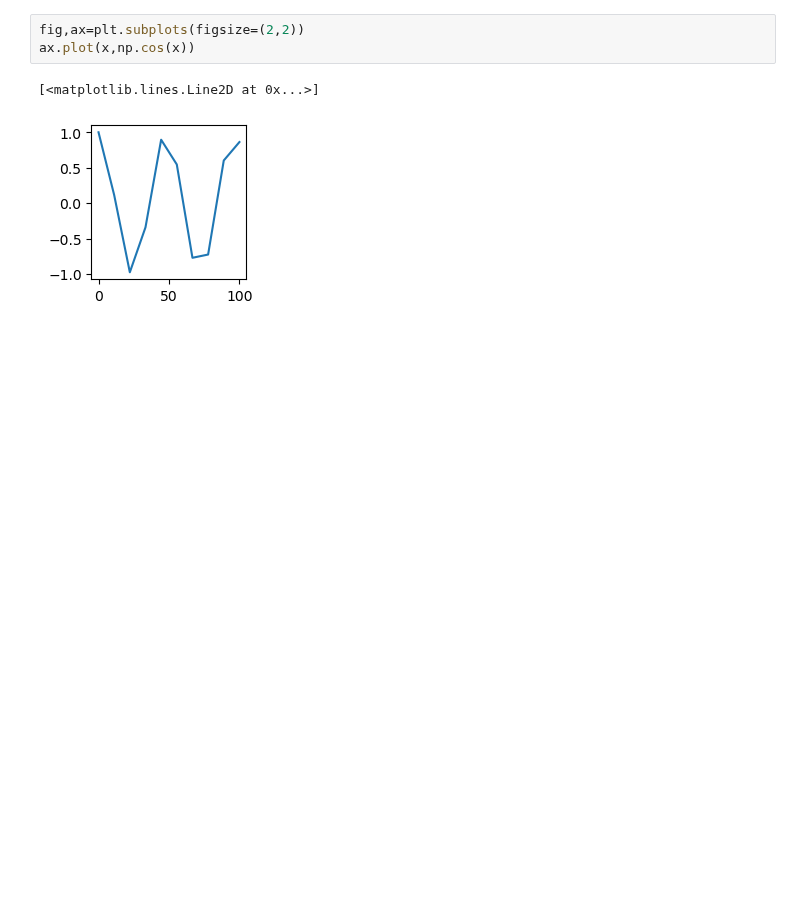
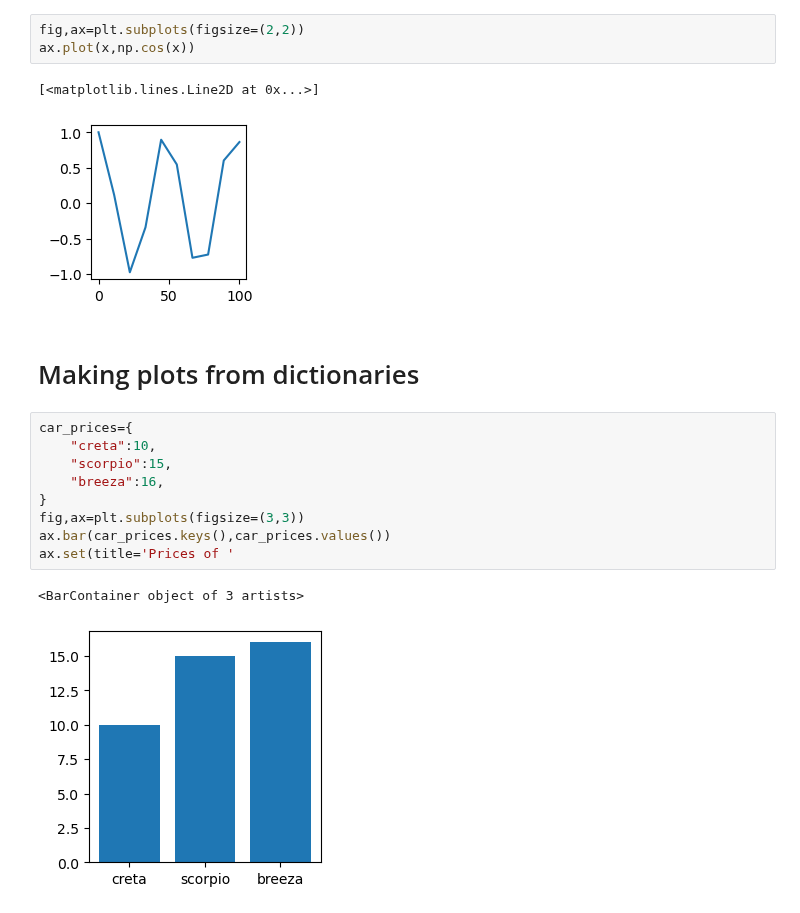
Before and after one commit to FairozAhmadSheikh/Machine_and_Deep_Learning_Basic_To_Advance, a Jupyter notebook: revision_matplotlib.ipynb, the cells around one changed output. Drawn from its saved outputs; the diff is of its cells as text; blank space fills up the shorter version.

Commit message:
making plots from dictionaries

```diff
--- a/revision_matplotlib.ipynb
+++ b/revision_matplotlib.ipynb
@@ -77,3 +77,17 @@ ax.plot(x,np.cos(x))
 # %% [output]
 [<matplotlib.lines.Line2D at 0x...>]
 [figure]
+# %% [markdown]
+# Making plots from dictionaries
+# %%
+car_prices={
+    "creta":10,
+    "scorpio":15,
+    "breeza":16,
+}
+fig,ax=plt.subplots(figsize=(3,3))
+ax.bar(car_prices.keys(),car_prices.values())
+ax.set(title='Prices of '
+# %% [output]
+<BarContainer object of 3 artists>
+[figure, added]
```
